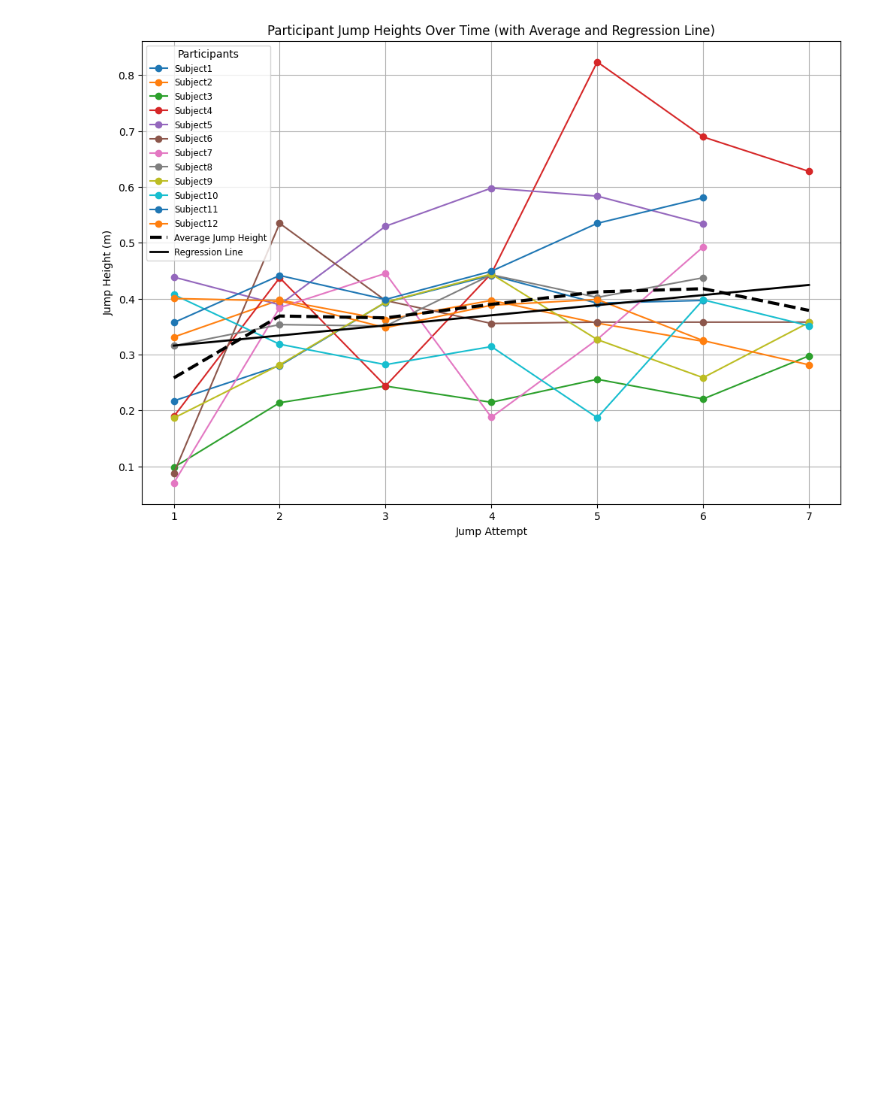
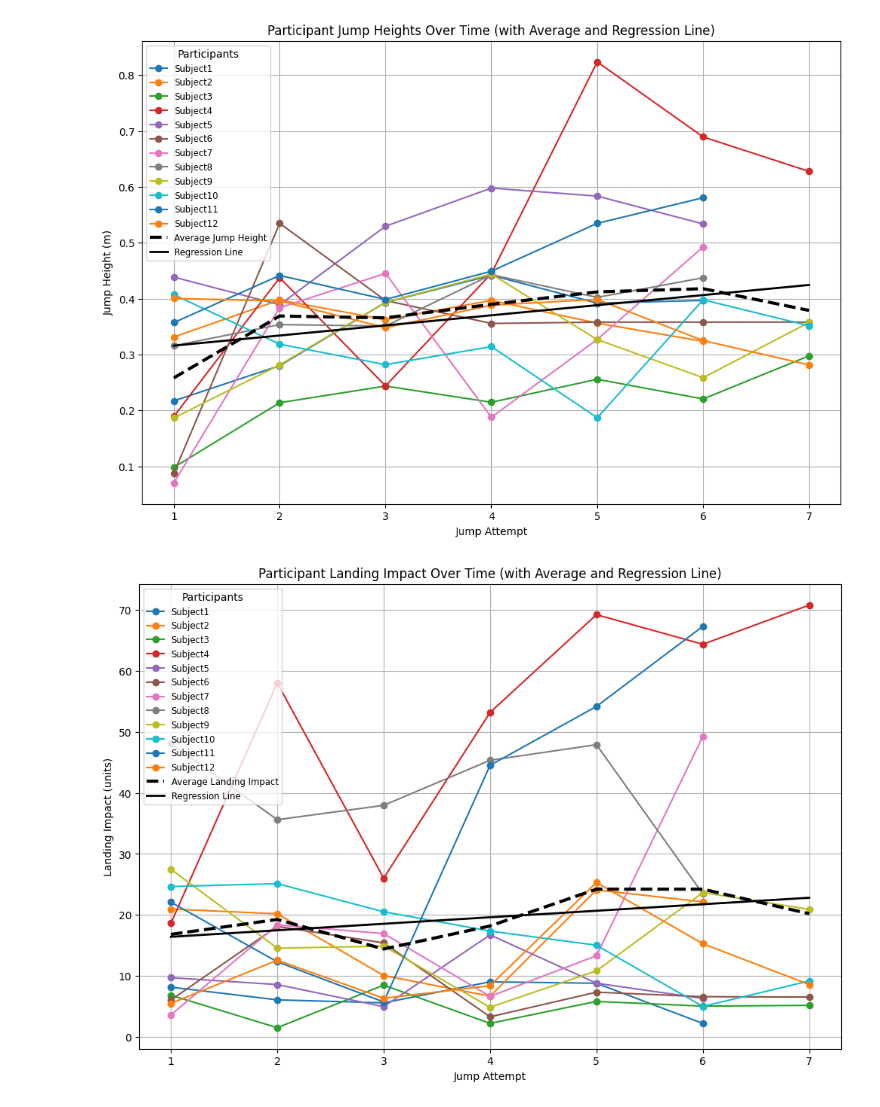
Before and after one commit to sara-1701/JumpCoach, a Jupyter notebook: data_analysis.ipynb, the cells around one changed output. Drawn from its saved outputs; the diff is of its cells as text; code cells hidden in the pictures; blank space fills up the shorter version.

Commit message:
data analysis file up

```diff
--- a/data_analysis.ipynb
+++ b/data_analysis.ipynb
@@ -182,3 +182,71 @@ plt.grid(True)
 plt.show()
 # %% [output]
 [figure]
+# %%
+import matplotlib.pyplot as plt
+import numpy as np
+from sklearn.linear_model import LinearRegression
+
+# Prepare data for plotting
+plt.figure(figsize=(12, 8))
+
+# Collect landing impacts for all participants at each time index
+all_impacts = []
+max_jumps = max(
+    len(jumps) for jumps in jump_data.values()
+)  # Find the maximum number of jumps
+
+for subject, jumps in jump_data.items():
+    # Extract landing impacts and assign a time index (e.g., jump number as time)
+    impacts = [
+        jump.metrics.get("landing_impact_jerk", 0) for jump in jumps if jump.metrics
+    ]
+    time_indices = list(range(1, len(impacts) + 1))
+
+    # Plot landing impacts over time for each participant
+    plt.plot(time_indices, impacts, marker="o", label=subject)
+
+    # Append impacts to all_impacts, padding with None for shorter sequences
+    if len(all_impacts) < len(impacts):
+        all_impacts.extend([[] for _ in range(len(impacts) - len(all_impacts))])
+    for idx, impact in enumerate(impacts):
+        all_impacts[idx].append(impact)
+
+# Calculate the average landing impacts at each time index
+average_impacts = [np.mean(impacts) if impacts else 0 for impacts in all_impacts]
+time_indices = np.array(range(1, len(average_impacts) + 1))
+
+# Plot the average line
+plt.plot(
+    time_indices,
+    average_impacts,
+    color="black",
+    linewidth=3,
+    linestyle="--",
+    label="Average Landing Impact",
+)
+
+# Fit a regression line through the average landing impacts
+time_indices_reshaped = time_indices.reshape(-1, 1)
+regressor = LinearRegression()
+regressor.fit(time_indices_reshaped, average_impacts)
+regression_line = regressor.predict(time_indices_reshaped)
+
+# Plot the regression line
+plt.plot(
+    time_indices,
+    regression_line,
+    color="black",
+    linewidth=2,
+    label="Regression Line",
+)
+
+# Customize the plot
+plt.title("Participant Landing Impact Over Time (with Average and Regression Line)")
+plt.xlabel("Jump Attempt")
+plt.ylabel("Landing Impact (units)")
+plt.legend(title="Participants", fontsize="small", title_fontsize="medium")
+plt.grid(True)
+plt.show()
+# %% [output]
+[figure, added]
```
Also changed, not shown: parts of 1 cell of this notebook, 1 other file.
